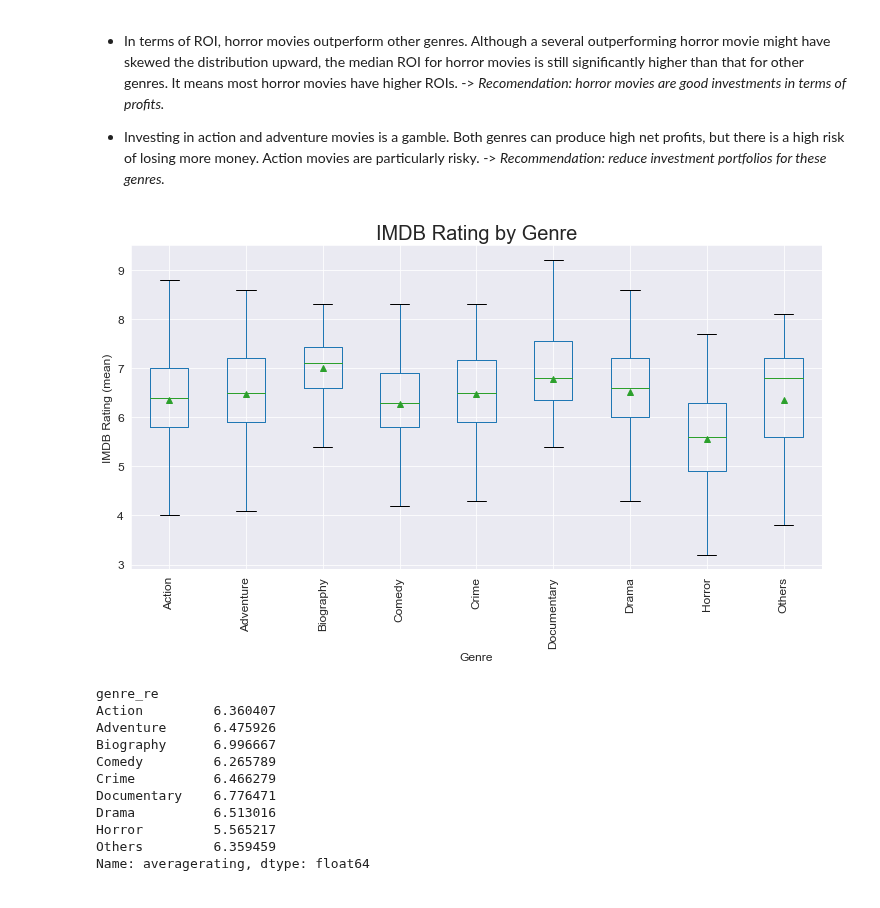
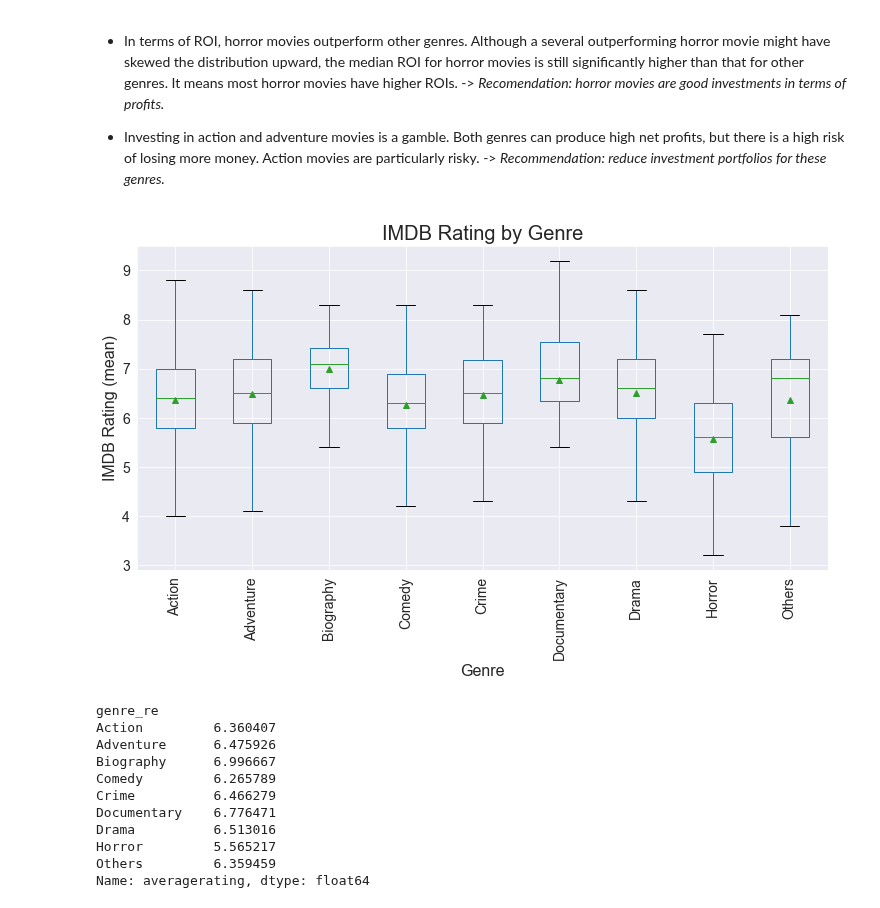
Before and after one commit to ZenBurrito/Phase-1Project, a Jupyter notebook: final_merge-Copy1-emiko.ipynb, the cells around one changed output. Saved outputs shown, nothing was run; the diff lists cells and outputs as text; code cells hidden in the pictures.

```diff
--- a/final_merge-Copy1-emiko.ipynb
+++ b/final_merge-Copy1-emiko.ipynb
@@ -749,18 +755,18 @@ plt.suptitle('');
 # %%
 ## Genre and ratings
 
 sns.set_style('darkgrid')
 
 fig_box4 = df_merge1.boxplot(
-    column='averagerating', by='genre_re', fontsize=12, figsize=(12,6), rot=90,
+    column='averagerating', by='genre_re', fontsize=14, figsize=(12,6), rot=90,
     showfliers=False, showmeans=True)
 
-fig_box4.set_ylabel('IMDB Rating (mean)', fontsize=12)
-fig_box4.set_xlabel('Genre' , fontsize=12)
+fig_box4.set_ylabel('IMDB Rating (mean)', fontsize=16)
+fig_box4.set_xlabel('Genre' , fontsize=16)
 fig_box4.set_title('IMDB Rating by Genre' , fontsize=20)
 plt.suptitle('');
 # %% [output]
-[figure, old version]
+[figure, new version]
 # %%
 df_merge1.groupby('genre_re')['averagerating'].mean()
 # %% [output]
```
Also changed, not shown: parts of 21 cells of this notebook, 5 other files.
